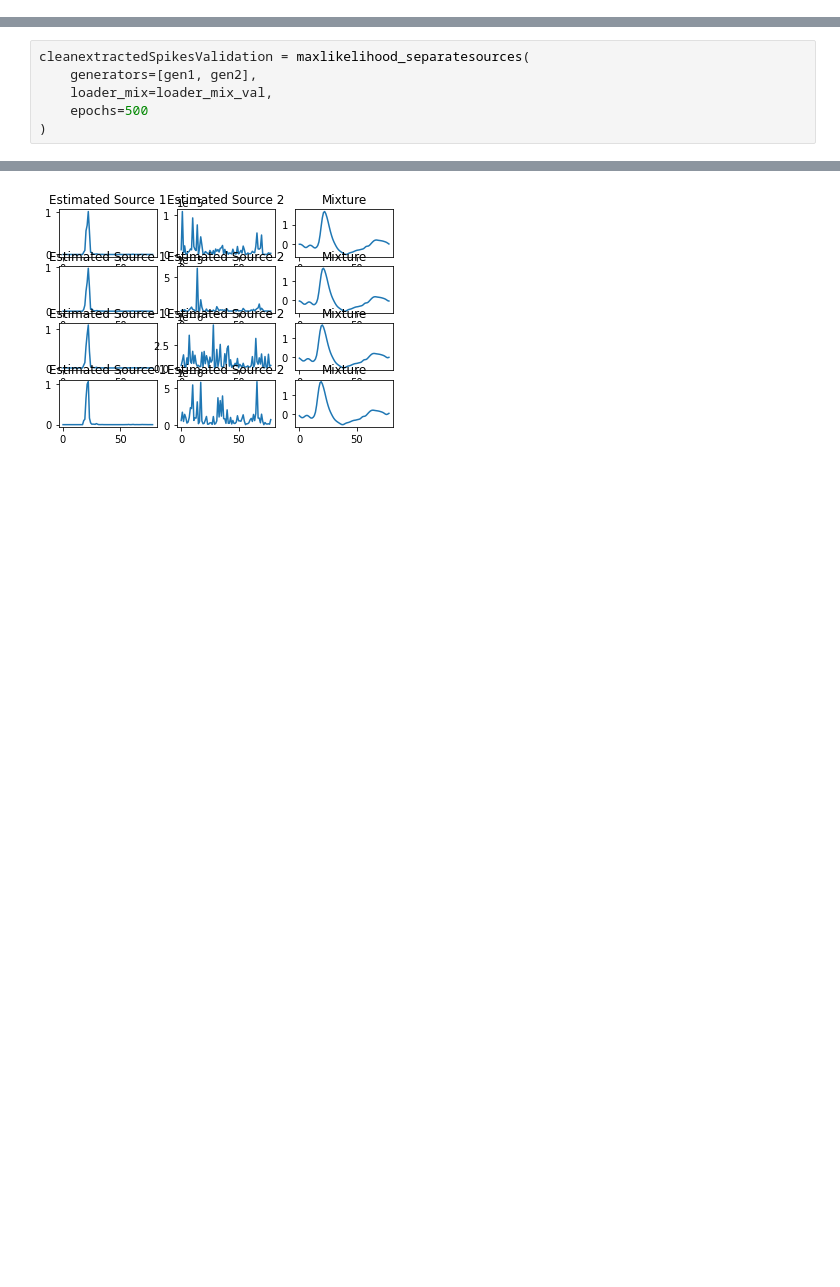
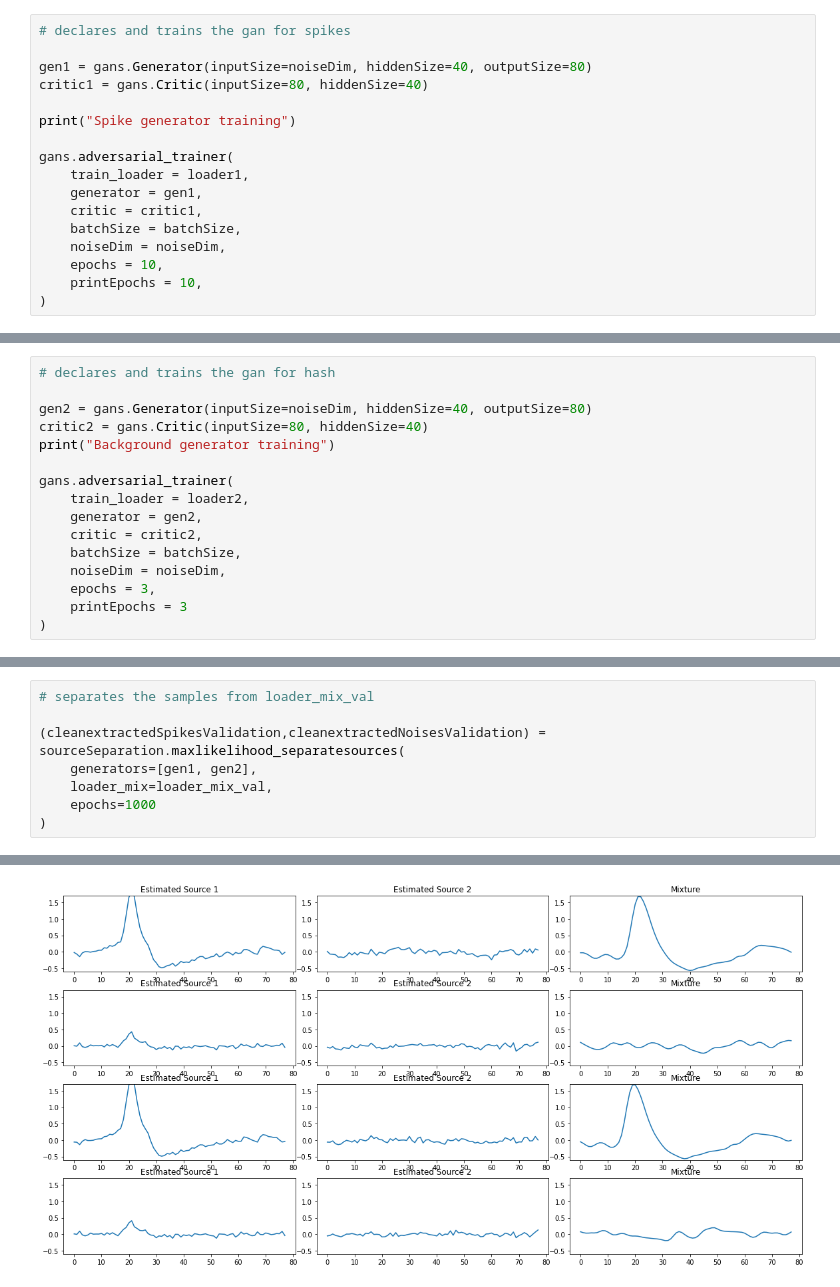
Before and after one commit to Calugar25/An-adversarial-approach-to-neuronal-spike-detection, a Jupyter notebook: time_series.ipynb, the cells around one changed output, grey strips where cells are left out. Drawn from its saved outputs; the diff is of its cells as text; blank space fills up the shorter version.

```diff
--- a/time_series.ipynb
+++ b/time_series.ipynb
@@ -486,0 +35,17 @@ def maxlikelihood_separatesources(
+# %%
+# declares and trains the gan for spikes
+
+gen1 = gans.Generator(inputSize=noiseDim, hiddenSize=40, outputSize=80)
+critic1 = gans.Critic(inputSize=80, hiddenSize=40)
+
+print("Spike generator training")
+
+gans.adversarial_trainer(
+    train_loader = loader1,
+    generator = gen1,
+    critic = critic1,
+    batchSize = batchSize,
+    noiseDim = noiseDim,
+    epochs = 10,
+    printEpochs = 10,
+)
@@ -486,0 +64,16 @@ def maxlikelihood_separatesources(
+# %%
+# declares and trains the gan for hash
+
+gen2 = gans.Generator(inputSize=noiseDim, hiddenSize=40, outputSize=80)
+critic2 = gans.Critic(inputSize=80, hiddenSize=40)
+print("Background generator training")
+
+gans.adversarial_trainer(
+    train_loader = loader2,
+    generator = gen2,
+    critic = critic2,
+    batchSize = batchSize,
+    noiseDim = noiseDim,
+    epochs = 3,
+    printEpochs = 3
+)
@@ -487,7 +92,9 @@ def maxlikelihood_separatesources(
 # %%
-cleanextractedSpikesValidation = maxlikelihood_separatesources(
+# separates the samples from loader_mix_val
+
+(cleanextractedSpikesValidation,cleanextractedNoisesValidation) = sourceSeparation.maxlikelihood_separatesources(
     generators=[gen1, gen2],
     loader_mix=loader_mix_val,
-    epochs=500
+    epochs=1000
 )
 # %% [output]
@@ -511 +101 @@ Processing source  179
-[figure, old version]
+[figure, new version]
```
Also changed, not shown: parts of 26 cells of this notebook, 3 other files.
